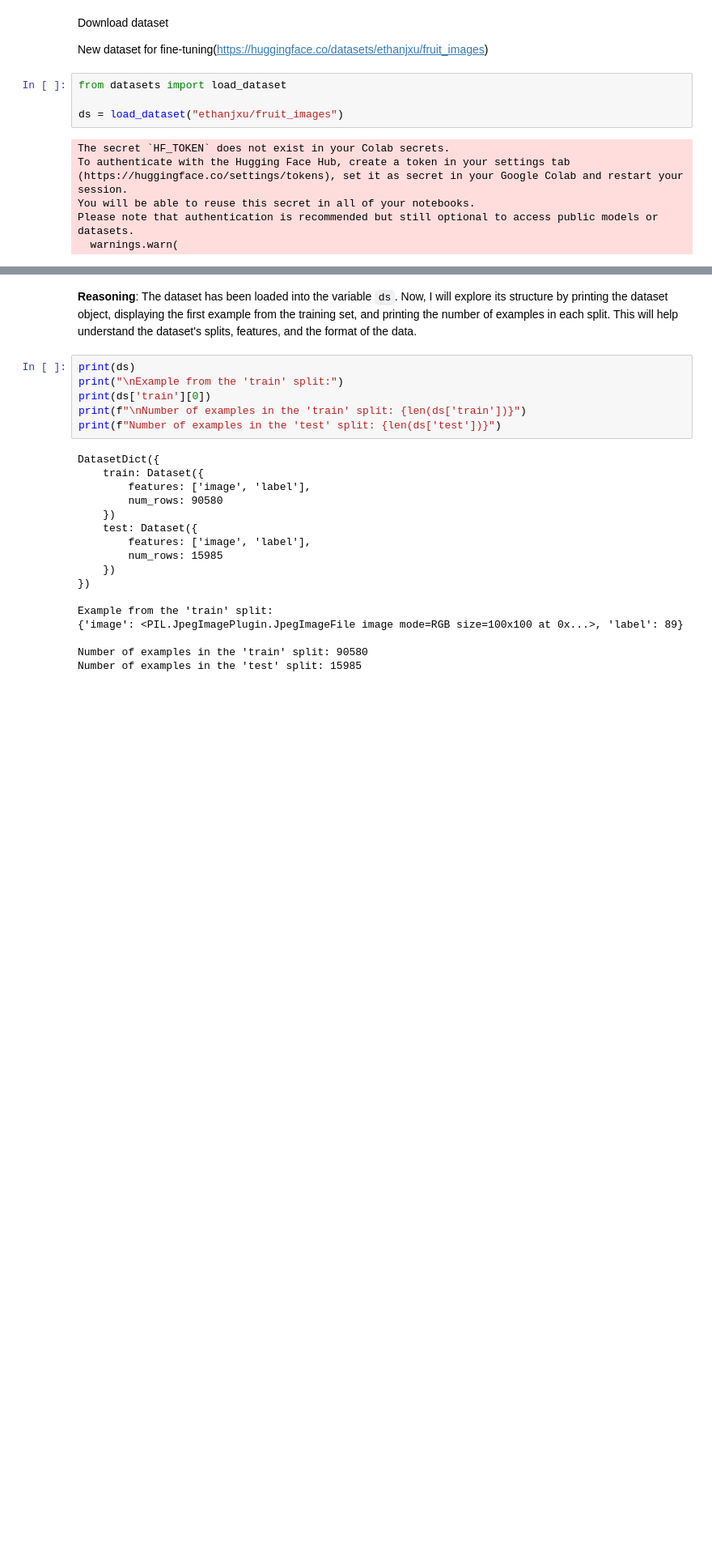
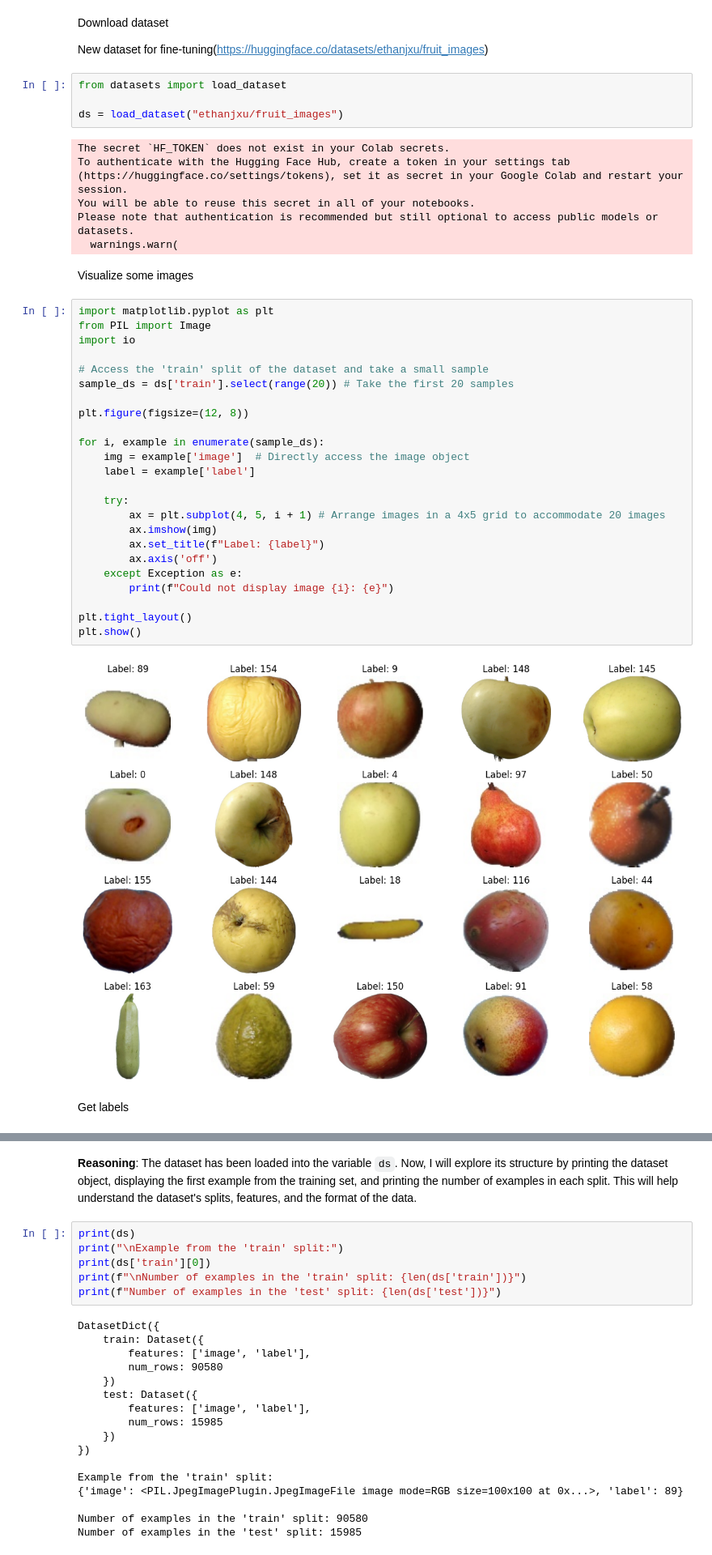
Before and after one commit to Cado87/Fruit-classification, a Jupyter notebook: Fruit_classifier_dataset_ethanjxu.ipynb, the cells around one changed output, grey strips where cells are left out. Shown at 81% size. Drawn from its saved outputs; the diff is of its cells as text; blank space fills up the shorter version.

```diff
--- a/Fruit_classifier_dataset_ethanjxu.ipynb
+++ b/Fruit_classifier_dataset_ethanjxu.ipynb
@@ -15,3 +15,33 @@ To authenticate with the Hugging Face Hub, create a token in your settings tab (
 You will be able to reuse this secret in all of your notebooks.
 Please note that authentication is recommended but still optional to access public models or datasets.
   warnings.warn(
+# %% [markdown]
+Visualize some images
+# %%
+import matplotlib.pyplot as plt
+from PIL import Image
+import io
+
+# Access the 'train' split of the dataset and take a small sample
+sample_ds = ds['train'].select(range(20)) # Take the first 20 samples
+
+plt.figure(figsize=(12, 8))
+
+for i, example in enumerate(sample_ds):
+    img = example['image']  # Directly access the image object
+    label = example['label']
+
+    try:
+        ax = plt.subplot(4, 5, i + 1) # Arrange images in a 4x5 grid to accommodate 20 images
+        ax.imshow(img)
+        ax.set_title(f"Label: {label}")
+        ax.axis('off')
+    except Exception as e:
+        print(f"Could not display image {i}: {e}")
+
+plt.tight_layout()
+plt.show()
+# %% [output]
+[figure, added]
+# %% [markdown]
+Get labels
```
Also changed, not shown: parts of 1 cell of this notebook.
